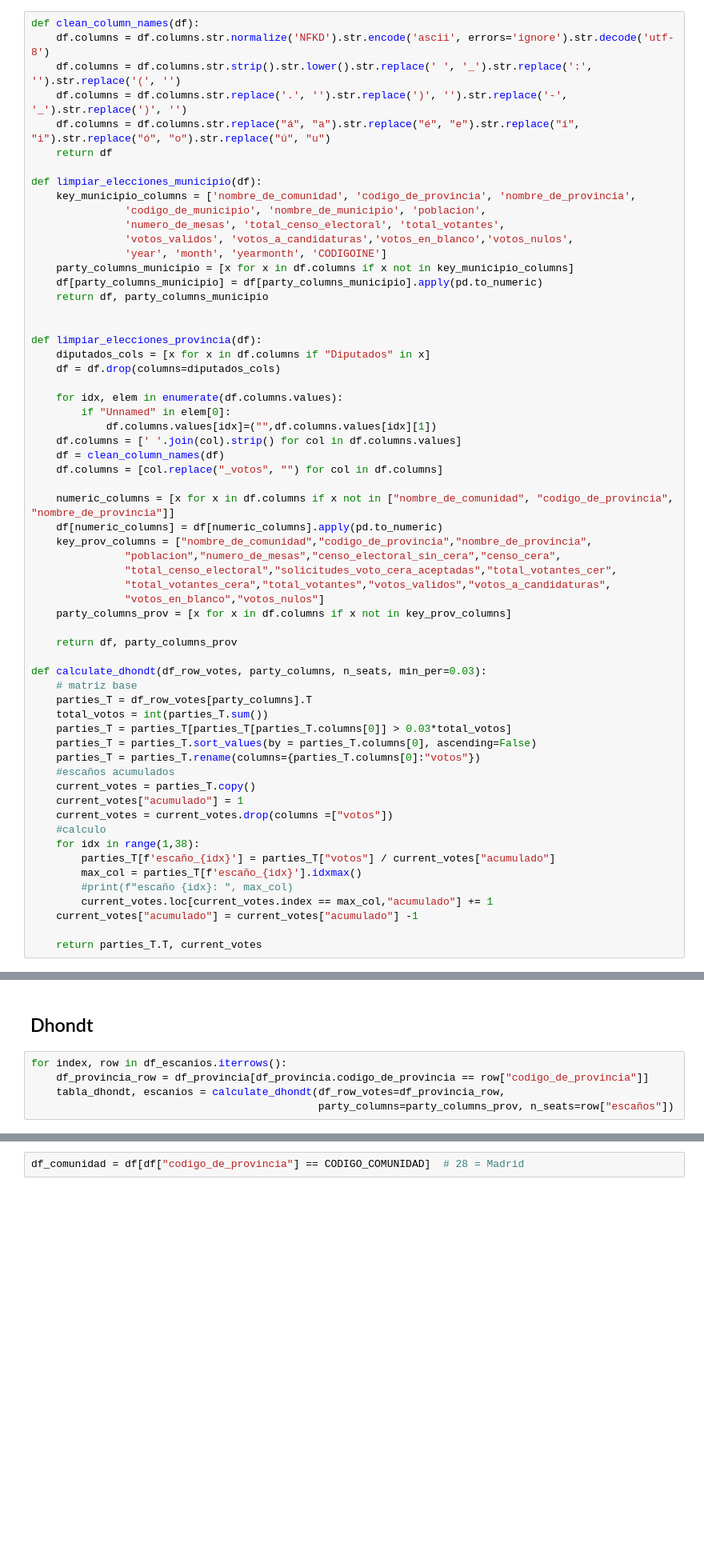
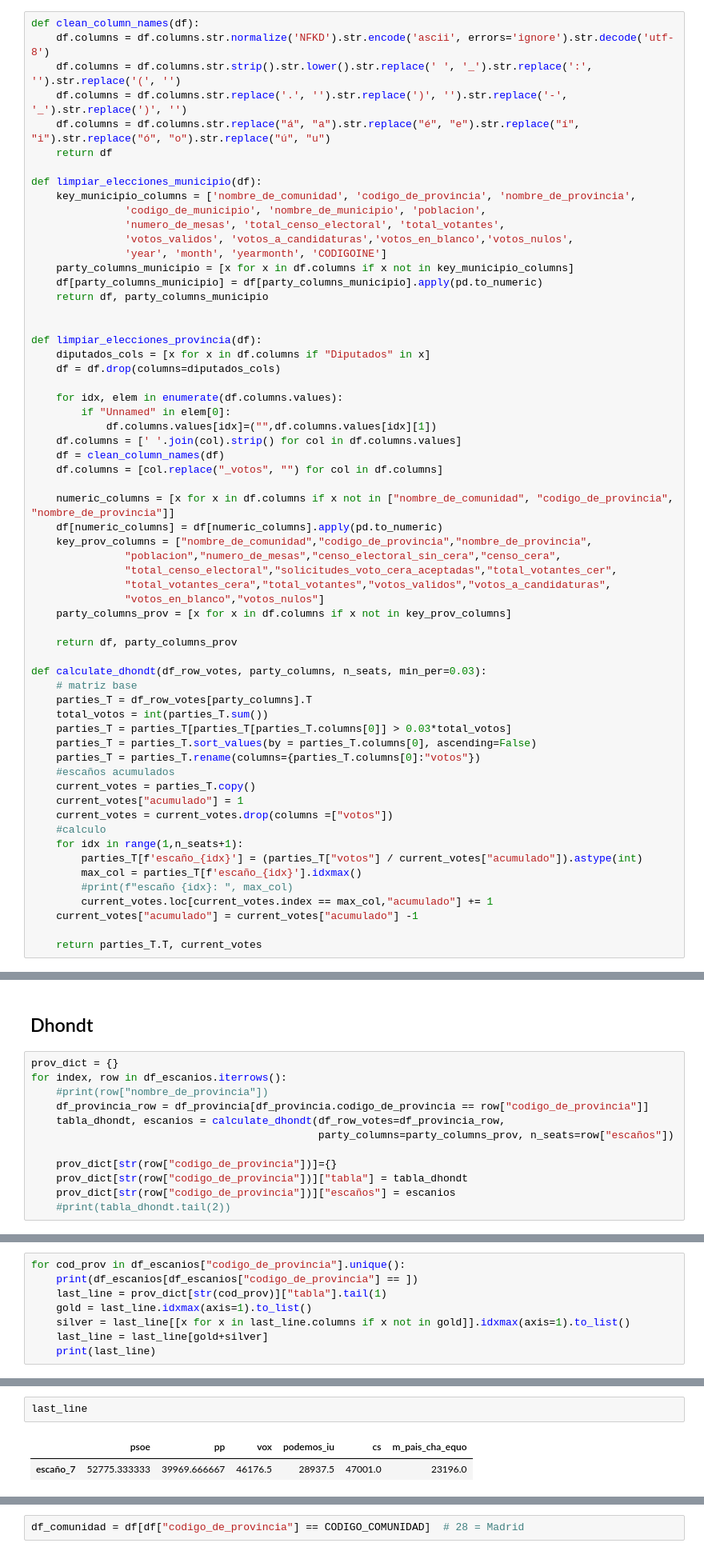
Before and after one commit to Morante-tech/PoliticAI, a Jupyter notebook: privado-articulos/notebooks/region_influyente.ipynb, the cells around one changed output, grey strips where cells are left out. Shown: that part at 80% size. Cells and saved outputs as stored; diff of their text form; blank space fills up the shorter version.

```diff
--- a/privado-articulos/notebooks/region_influyente.ipynb
+++ b/privado-articulos/notebooks/region_influyente.ipynb
@@ -79,8 +85,8 @@ def calculate_dhondt(df_row_votes, party_columns, n_seats, min_per=0.03):
     current_votes["acumulado"] = 1
     current_votes = current_votes.drop(columns =["votos"])
     #calculo
-    for idx in range(1,38):
-        parties_T[f'escaño_{idx}'] = parties_T["votos"] / current_votes["acumulado"]
+    for idx in range(1,n_seats+1):
+        parties_T[f'escaño_{idx}'] = (parties_T["votos"] / current_votes["acumulado"]).astype(int)
         max_col = parties_T[f'escaño_{idx}'].idxmax()
         #print(f"escaño {idx}: ", max_col)
         current_votes.loc[current_votes.index == max_col,"acumulado"] += 1
@@ -126,7 +132,14 @@ df_escanios.head()
 # %% [markdown]
 ## Dhondt
 # %%
+prov_dict = {}
 for index, row in df_escanios.iterrows():
+    #print(row["nombre_de_provincia"])
     df_provincia_row = df_provincia[df_provincia.codigo_de_provincia == row["codigo_de_provincia"]]
     tabla_dhondt, escanios = calculate_dhondt(df_row_votes=df_provincia_row,
                                               party_columns=party_columns_prov, n_seats=row["escaños"])
+
+    prov_dict[str(row["codigo_de_provincia"])]={}
+    prov_dict[str(row["codigo_de_provincia"])]["tabla"] = tabla_dhondt
+    prov_dict[str(row["codigo_de_provincia"])]["escaños"] = escanios
+    #print(tabla_dhondt.tail(2))
@@ -152,0 +146,8 @@ tabla_dhondt
+# %%
+for cod_prov in df_escanios["codigo_de_provincia"].unique():
+    print(df_escanios[df_escanios["codigo_de_provincia"] == ])
+    last_line = prov_dict[str(cod_prov)]["tabla"].tail(1)
+    gold = last_line.idxmax(axis=1).to_list()
+    silver = last_line[[x for x in last_line.columns if x not in gold]].idxmax(axis=1).to_list()
+    last_line = last_line[gold+silver]
+    print(last_line)
@@ -152,0 +172,5 @@ tabla_dhondt
+# %%
+last_line
+# %% [output]
+|  | psoe | pp | vox | podemos_iu | cs | m_pais_cha_equo |
+| escaño_7 | 52775.333333 | 39969.666667 | 46176.5 | 28937.5 | 47001.0 | 23196.0 |
```
Also changed, not shown: parts of 6 cells of this notebook.
